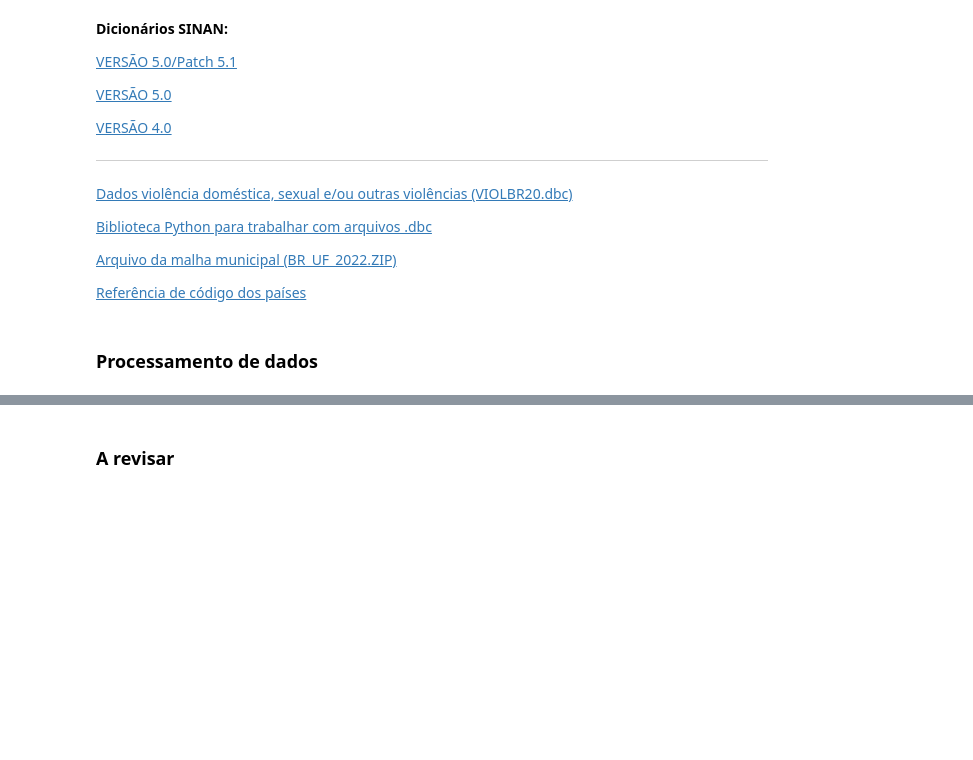
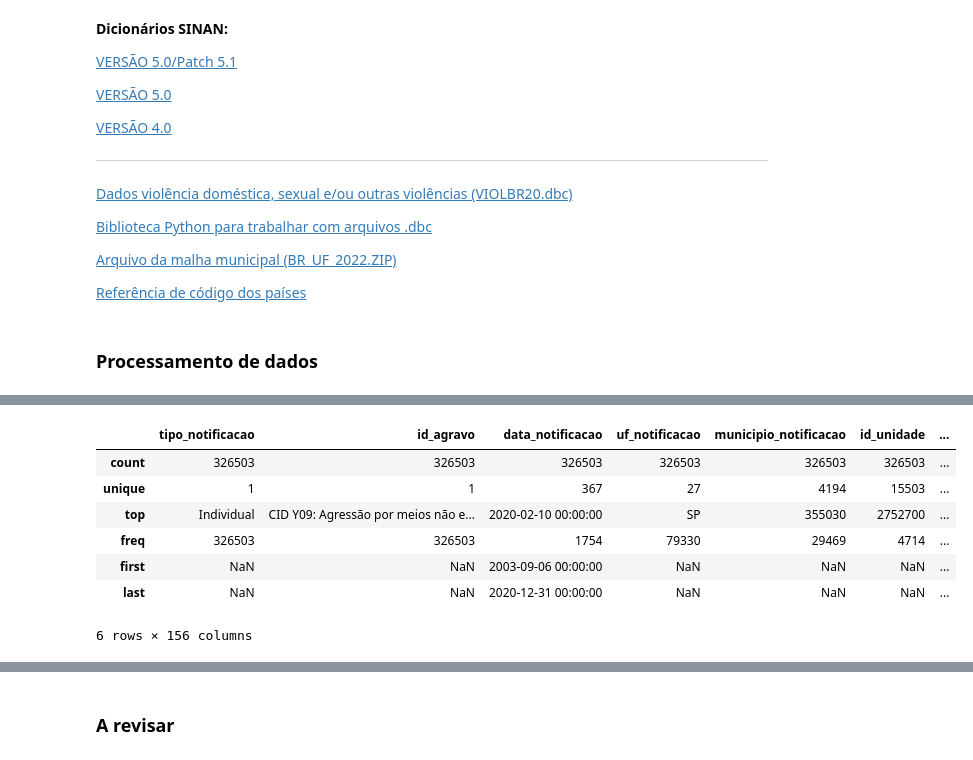
Before and after one commit to kvgs/SINAN, a Jupyter notebook: viol20_sinan.ipynb, the cells around one changed output, grey strips where cells are left out. Cells and saved outputs as stored; diff of their text form; code cells hidden in the pictures; blank space fills up the shorter version.

```diff
--- a/viol20_sinan.ipynb
+++ b/viol20_sinan.ipynb
@@ -674,0 +686,11 @@ print(VIOLBR20.head())
+# %%
+VIOLBR20.describe()
+# %% [output]
+|  | tipo_notificacao | id_agravo | data_notificacao | uf_notificacao | municipio_notificacao | id_unidade | ... |
+| count | 326503 | 326503 | 326503 | 326503 | 326503 | 326503 | ... |
+| unique | 1 | 1 | 367 | 27 | 4194 | 15503 | ... |
+| top | Individual | CID Y09: Agressão por meios não e... | 2020-02-10 00:00:00 | SP | 355030 | 2752700 | ... |
+| freq | 326503 | 326503 | 1754 | 79330 | 29469 | 4714 | ... |
+| first | NaN | NaN | 2003-09-06 00:00:00 | NaN | NaN | NaN | ... |
+| last | NaN | NaN | 2020-12-31 00:00:00 | NaN | NaN | NaN | ... |
+6 rows × 156 columns
```
Also changed, not shown: parts of 18 cells of this notebook.
